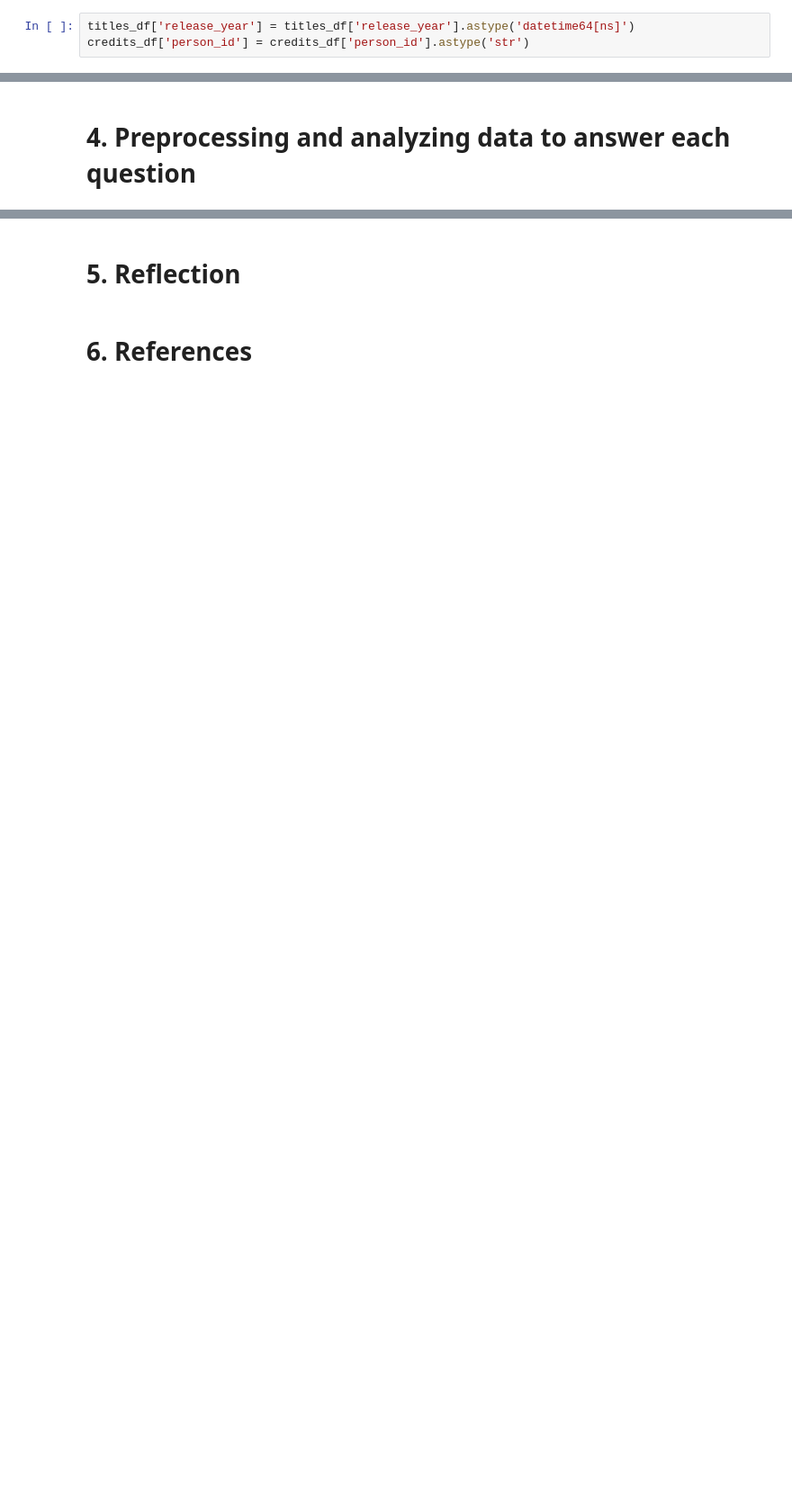
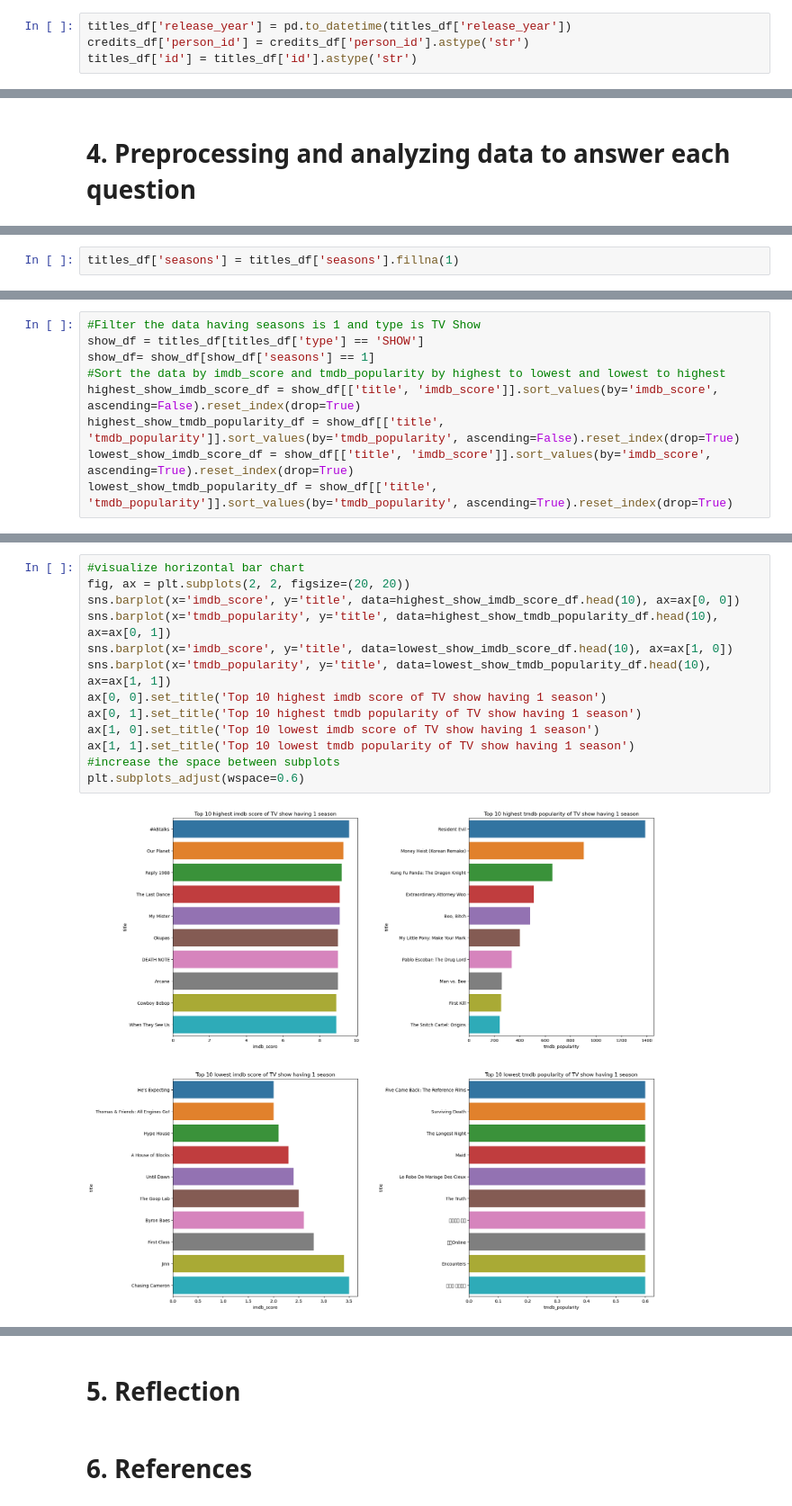
Before and after one commit to lephu13502/Movies-and-TV-Shows-Analysis, a Jupyter notebook: NetflixMoviesAndTVShows.ipynb, the cells around one changed output, grey strips where cells are left out. Shown at 90% size. Cells and saved outputs as stored; diff of their text form; blank space fills up the shorter version.

```diff
--- a/NetflixMoviesAndTVShows.ipynb
+++ b/NetflixMoviesAndTVShows.ipynb
@@ -161,3 +165,4 @@ Convert realease_year to datetime and person_id to string
 # %%
-titles_df['release_year'] = titles_df['release_year'].astype('datetime64[ns]')
+titles_df['release_year'] = pd.to_datetime(titles_df['release_year'])
 credits_df['person_id'] = credits_df['person_id'].astype('str')
+titles_df['id'] = titles_df['id'].astype('str')
@@ -253,0 +302,2 @@ non_nummeric_col_info_credit
+# %%
+titles_df['seasons'] = titles_df['seasons'].fillna(1)
@@ -253,0 +308,9 @@ non_nummeric_col_info_credit
+# %%
+#Filter the data having seasons is 1 and type is TV Show
+show_df = titles_df[titles_df['type'] == 'SHOW']
+show_df= show_df[show_df['seasons'] == 1]
+#Sort the data by imdb_score and tmdb_popularity by highest to lowest and lowest to highest
+highest_show_imdb_score_df = show_df[['title', 'imdb_score']].sort_values(by='imdb_score', ascending=False).reset_index(drop=True)
+highest_show_tmdb_popularity_df = show_df[['title', 'tmdb_popularity']].sort_values(by='tmdb_popularity', ascending=False).reset_index(drop=True)
+lowest_show_imdb_score_df = show_df[['title', 'imdb_score']].sort_values(by='imdb_score', ascending=True).reset_index(drop=True)
+lowest_show_tmdb_popularity_df = show_df[['title', 'tmdb_popularity']].sort_values(by='tmdb_popularity', ascending=True).reset_index(drop=True)
@@ -253,0 +319,15 @@ non_nummeric_col_info_credit
+# %%
+#visualize horizontal bar chart
+fig, ax = plt.subplots(2, 2, figsize=(20, 20))
+sns.barplot(x='imdb_score', y='title', data=highest_show_imdb_score_df.head(10), ax=ax[0, 0])
+sns.barplot(x='tmdb_popularity', y='title', data=highest_show_tmdb_popularity_df.head(10), ax=ax[0, 1])
+sns.barplot(x='imdb_score', y='title', data=lowest_show_imdb_score_df.head(10), ax=ax[1, 0])
+sns.barplot(x='tmdb_popularity', y='title', data=lowest_show_tmdb_popularity_df.head(10), ax=ax[1, 1])
+ax[0, 0].set_title('Top 10 highest imdb score of TV show having 1 season')
+ax[0, 1].set_title('Top 10 highest tmdb popularity of TV show having 1 season')
+ax[1, 0].set_title('Top 10 lowest imdb score of TV show having 1 season')
+ax[1, 1].set_title('Top 10 lowest tmdb popularity of TV show having 1 season')
+#increase the space between subplots
+plt.subplots_adjust(wspace=0.6)
+# %% [output]
+[figure, added]
```
Also changed, not shown: parts of 22 cells of this notebook.
